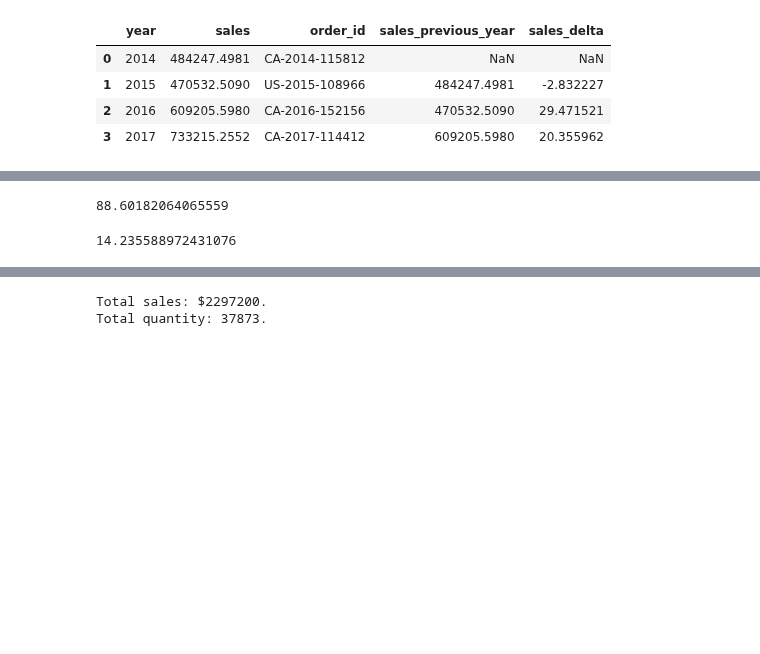
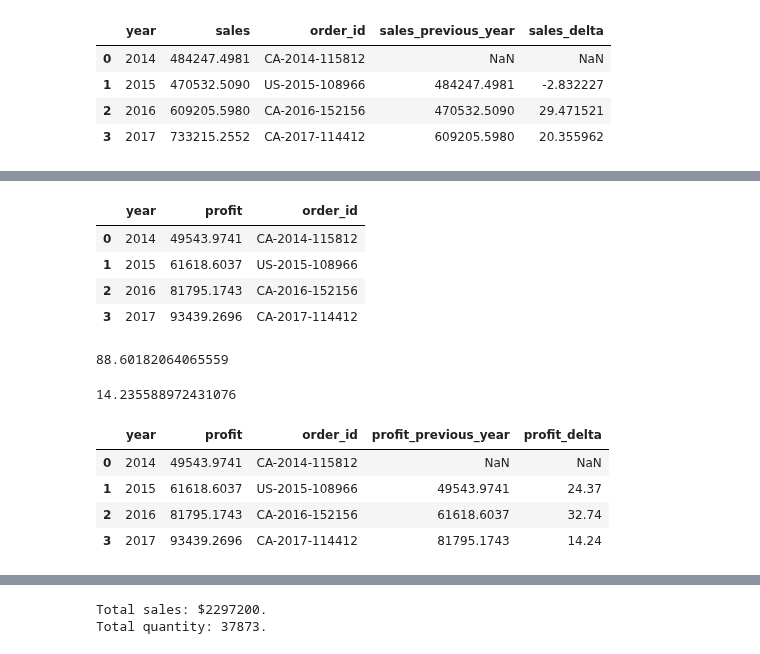
Before and after one commit to Dilcia19/superstore, a Jupyter notebook: notebooks/analysis_in_py.ipynb, the cells around one changed output, grey strips where cells are left out. Saved outputs shown, nothing was run; the diff lists cells and outputs as text; code cells hidden in the pictures; blank space fills up the shorter version.

```diff
--- a/notebooks/analysis_in_py.ipynb
+++ b/notebooks/analysis_in_py.ipynb
@@ -78,20 +90,56 @@ NameError: name 'sales_2017' is not defined
 # %%
 # profits, are they up? # profits are up 88% in the last 4 years
 profit_delta = store_records[['order_id','profit','year']].groupby('year').agg({'profit':'sum','order_id':'first'}).reset_index()
-profits_2017 = int(profit_delta['profit'].iloc[3])
-profits_2016 = int(profit_delta['profit'].iloc[2])
-profits_2014 = int(profit_delta['profit'].iloc[0])
-
-profit_pct_change = (profits_2017 - profits_2014)/profits_2014 * 100
-profit_pct_change
+profit_delta
 # %% [output]
-88.60182064065559
+|  | year | profit | order_id |
+| 0 | 2014 | 49543.9741 | CA-2014-115812 |
+| 1 | 2015 | 61618.6037 | US-2015-108966 |
+| 2 | 2016 | 81795.1743 | CA-2016-152156 |
+| 3 | 2017 | 93439.2696 | CA-2017-114412 |
+# %%
+profits_2017 = int(profit_delta['profit'].iloc[3])
+profits_2016 = int(profit_delta['profit'].iloc[2])
+profits_2014 = int(profit_delta['profit'].iloc[0])
+
+profit_pct_change = (profits_2017 - profits_2014)/profits_2014 * 100
+profit_pct_change
+# %% [output]
+88.60182064065559
 # %%
 # profits are up 14% in last year, from 2016 to 2017
 profit_pct_change_recent = (profits_2017 - profits_2016)/profits_2016 * 100
 profit_pct_change_recent
 # %% [output]
 14.235588972431076
+# %%
+# sales % change, year by year
+
+profit_delta = (
+    store_records.filter(['order_id', 'profit', 'year'])
+    .groupby('year')
+    .agg(
+        {'profit':'sum',
+         'order_id':'first'}
+    )
+    .reset_index()
+    .assign(
+        profit_previous_year = lambda x: x.profit.shift(1)
+    )
+    .assign(
+        profit_delta = lambda x: (x.profit - x.profit_previous_year) / x.profit_previous_year * 100
+    )
+    .assign(
+        profit_delta = lambda x: x.profit_delta.round(2)
+    )
+)
+profit_delta
+# %% [output]
+|  | year | profit | order_id | profit_previous_year | profit_delta |
+| 0 | 2014 | 49543.9741 | CA-2014-115812 | NaN | NaN |
+| 1 | 2015 | 61618.6037 | US-2015-108966 | 49543.9741 | 24.37 |
+| 2 | 2016 | 81795.1743 | CA-2016-152156 | 61618.6037 | 32.74 |
+| 3 | 2017 | 93439.2696 | CA-2017-114412 | 81795.1743 | 14.24 |
 # %%
 # year/year sales trend
 
```
Also changed, not shown: parts of 4 cells of this notebook.
